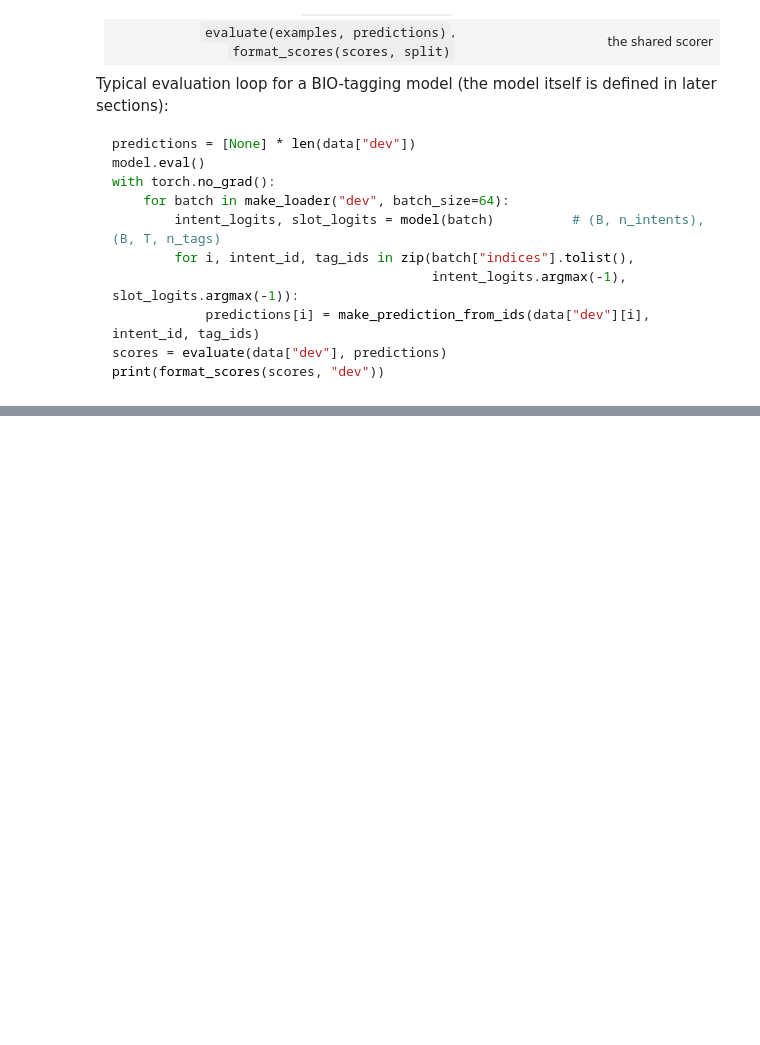
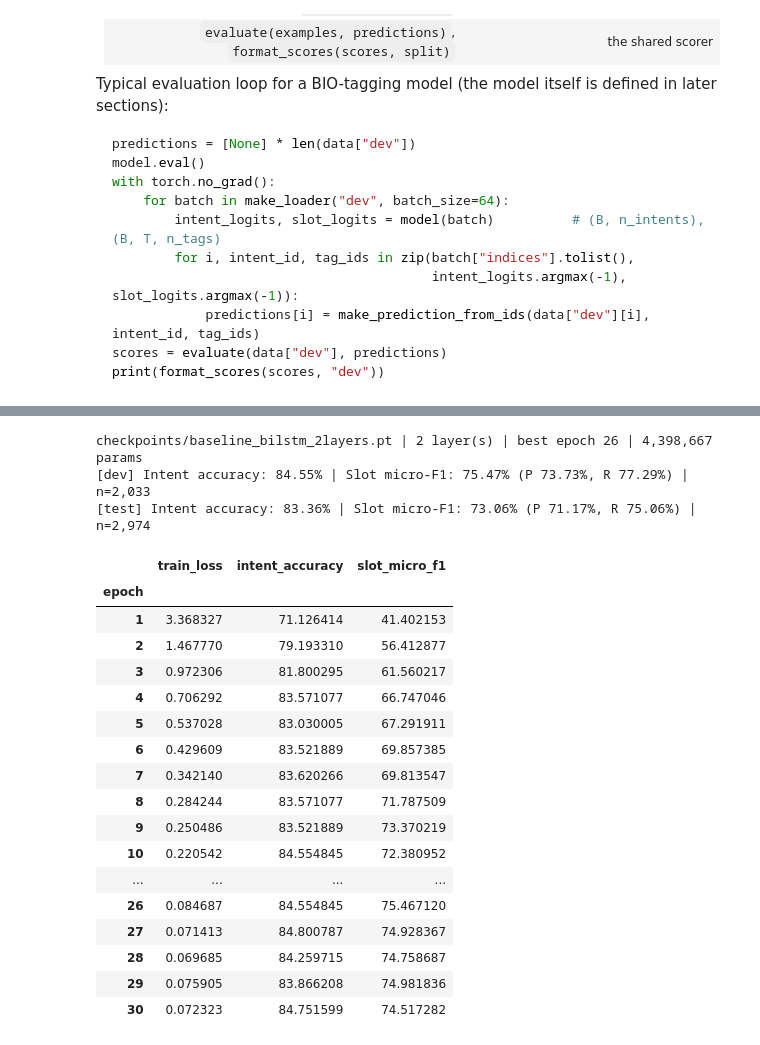
Before and after one commit to Jinyong01/SC4002-Natural-Language-Processing-Project, a Jupyter notebook: main.ipynb, the cells around one changed output, grey strips where cells are left out. Drawn from its saved outputs; the diff is of its cells as text; code cells hidden in the pictures; blank space fills up the shorter version.

```diff
--- a/main.ipynb
+++ b/main.ipynb
@@ -396,0 +400,21 @@ print(format_scores(scores, "dev"))
+# %%
+import time
+import torch.nn as nn
+from torch.nn.utils.rnn import pack_padded_sequence, pad_packed_sequence
+
+# seed the weight init and dropout too (SEED already fixes the shuffle order)
+torch.manual_seed(SEED)
+torch.cuda.manual_seed_all(SEED)
+DEVICE = torch.device("cuda" if torch.cuda.is_available() else "cpu")
+
+# baseline hyperparameters
+EMB_DIM    = 300
+HIDDEN_DIM = 256    # per direction
+NUM_LAYERS = 2
+DROPOUT    = 0.3
+LR         = 1e-3
+BATCH_SIZE = 32
+EPOCHS     = 30
+PATIENCE   = 5      # stop after this many epochs without a better dev score
+CLIP_NORM  = 5.0
+print(f"device: {DEVICE}")
@@ -396,0 +540,44 @@ print(format_scores(scores, "dev"))
+# %%
+CKPT_PATH = Path("checkpoints") / "baseline_bilstm_2layers.pt"
+
+def load_checkpoint(path):
+    """rebuild the model from a saved checkpoint and load its weights."""
+    ckpt = torch.load(path, map_location=DEVICE)
+    # make sure the ids mean the same thing as when it was trained
+    assert ckpt["vocab_itos"] == vocab.itos and ckpt["intent_itos"] == intent_itos and ckpt["tag_itos"] == tag_itos
+    cfg = ckpt["config"]
+    m = JointBiLSTM(len(vocab), len(intent_itos), len(tag_itos), cfg["emb_dim"], cfg["hidden_dim"],
+                    cfg["num_layers"], cfg["dropout"], vocab.pad_id).to(DEVICE)
+    m.load_state_dict(ckpt["model_state"])
+    m.eval()
+    return m, ckpt
+
+m, ckpt = load_checkpoint(CKPT_PATH)
+print(f"{CKPT_PATH.as_posix()} | {ckpt['config']['num_layers']} layer(s) | best epoch {ckpt['best_epoch']} | "
+      f"{sum(p.numel() for p in m.parameters()):,} params")
+for split in ("dev", "test"):
+    print(format_scores(evaluate(data[split], predict(m, split)), split))
+
+pd.DataFrame(ckpt["history"]).set_index("epoch")[["train_loss", "intent_accuracy", "slot_micro_f1"]]
+# %% [output]
+checkpoints/baseline_bilstm_2layers.pt | 2 layer(s) | best epoch 26 | 4,398,667 params
+[dev] Intent accuracy: 84.55% | Slot micro-F1: 75.47% (P 73.73%, R 77.29%) | n=2,033
+[test] Intent accuracy: 83.36% | Slot micro-F1: 73.06% (P 71.17%, R 75.06%) | n=2,974
+|  | train_loss | intent_accuracy | slot_micro_f1 |
+| epoch |  |  |  |
+| 1 | 3.368327 | 71.126414 | 41.402153 |
+| 2 | 1.467770 | 79.193310 | 56.412877 |
+| 3 | 0.972306 | 81.800295 | 61.560217 |
+| 4 | 0.706292 | 83.571077 | 66.747046 |
+| 5 | 0.537028 | 83.030005 | 67.291911 |
+| 6 | 0.429609 | 83.521889 | 69.857385 |
+| 7 | 0.342140 | 83.620266 | 69.813547 |
+| 8 | 0.284244 | 83.571077 | 71.787509 |
+| 9 | 0.250486 | 83.521889 | 73.370219 |
+| 10 | 0.220542 | 84.554845 | 72.380952 |
+| ... | ... | ... | ... |
+| 26 | 0.084687 | 84.554845 | 75.467120 |
+| 27 | 0.071413 | 84.800787 | 74.928367 |
+| 28 | 0.069685 | 84.259715 | 74.758687 |
+| 29 | 0.075905 | 83.866208 | 74.981836 |
+| 30 | 0.072323 | 84.751599 | 74.517282 |
```
Also changed, not shown: parts of 6 cells of this notebook, 3 other files.
